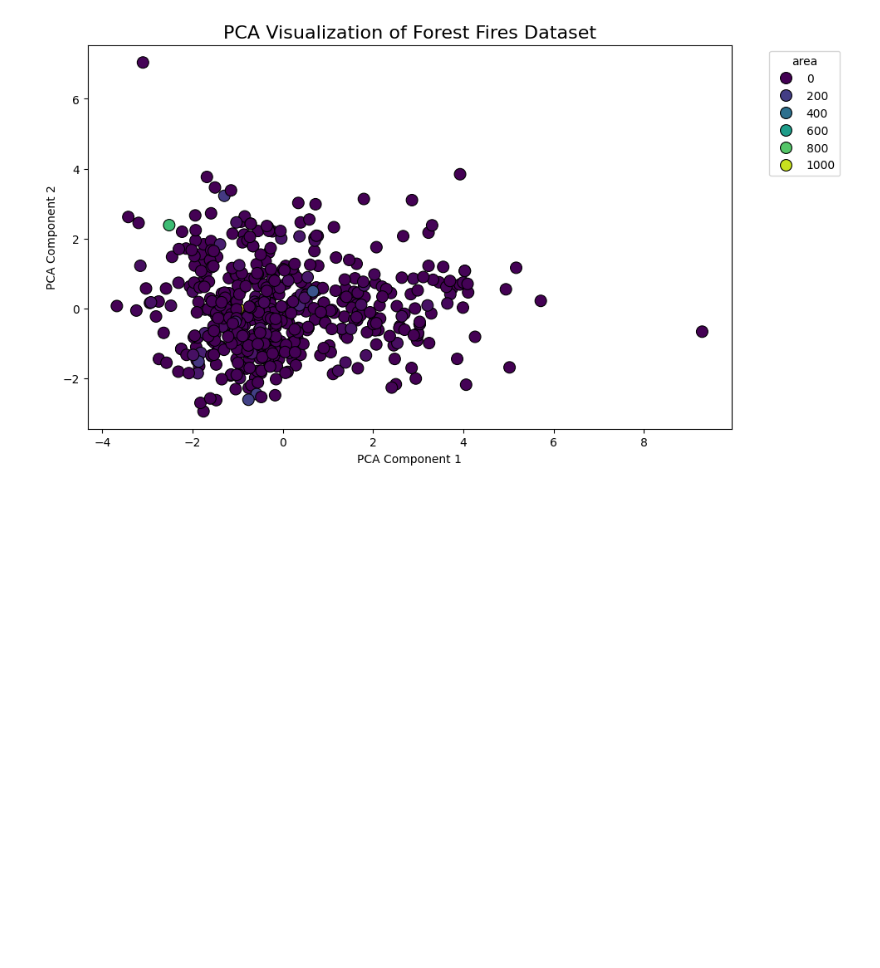
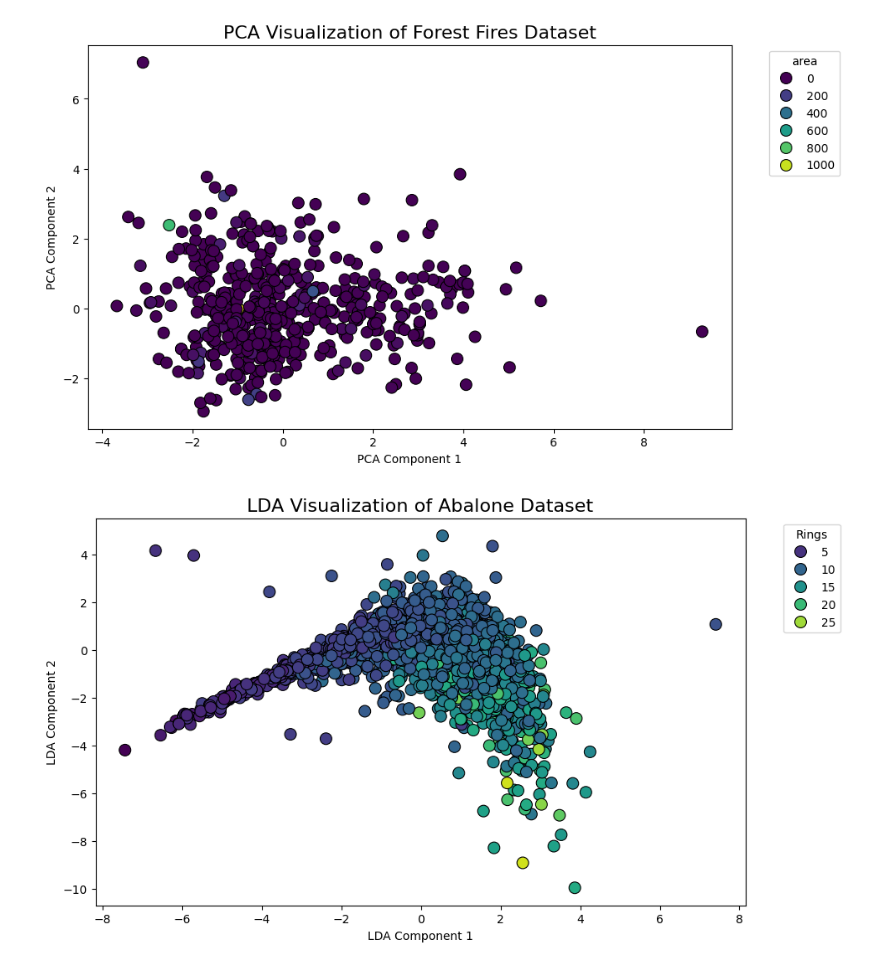
Before and after one commit to niiquaye/ECE457B, a Jupyter notebook: W25-asg2/assignment.ipynb, the cells around one changed output. Saved outputs shown, nothing was run; the diff lists cells and outputs as text; code cells hidden in the pictures; blank space fills up the shorter version.

```diff
--- a/W25-asg2/assignment.ipynb
+++ b/W25-asg2/assignment.ipynb
@@ -508,0 +514,25 @@ plot_pca(X_forestfires, y_forestfires, 'area', 'Forest Fires')
+# %%
+
+def plot_lda(X_data, y_data, predictor_attribute, data_set_name):
+    # Perform LDA to reduce data to 2 components
+    lda = LDA(n_components=2)
+    X_lda = lda.fit_transform(X_data, y_data)
+
+    # Create a DataFrame to hold the LDA results
+    lda_df = pd.DataFrame(X_lda, columns=['LDA1', 'LDA2'])
+
+    # Optionally, add the target variable to the DataFrame for coloring
+    lda_df[predictor_attribute] = y_data
+
+    # Plot the results
+    plt.figure(figsize=(10, 6))
+    sns.scatterplot(x='LDA1', y='LDA2', hue=predictor_attribute, data=lda_df, palette='viridis', s=100, edgecolor='k')
+    plt.title(f'LDA Visualization of {data_set_name} Dataset', fontsize=16)
+    plt.xlabel('LDA Component 1')
+    plt.ylabel('LDA Component 2')
+    plt.legend(title=predictor_attribute, bbox_to_anchor=(1.05, 1), loc='upper left')
+    plt.show()
+# %%
+plot_lda(X_abalone, y_abalone, 'Rings', 'Abalone')
+# %% [output]
+[figure, added]
```
Also changed, not shown: parts of 3 cells of this notebook.
